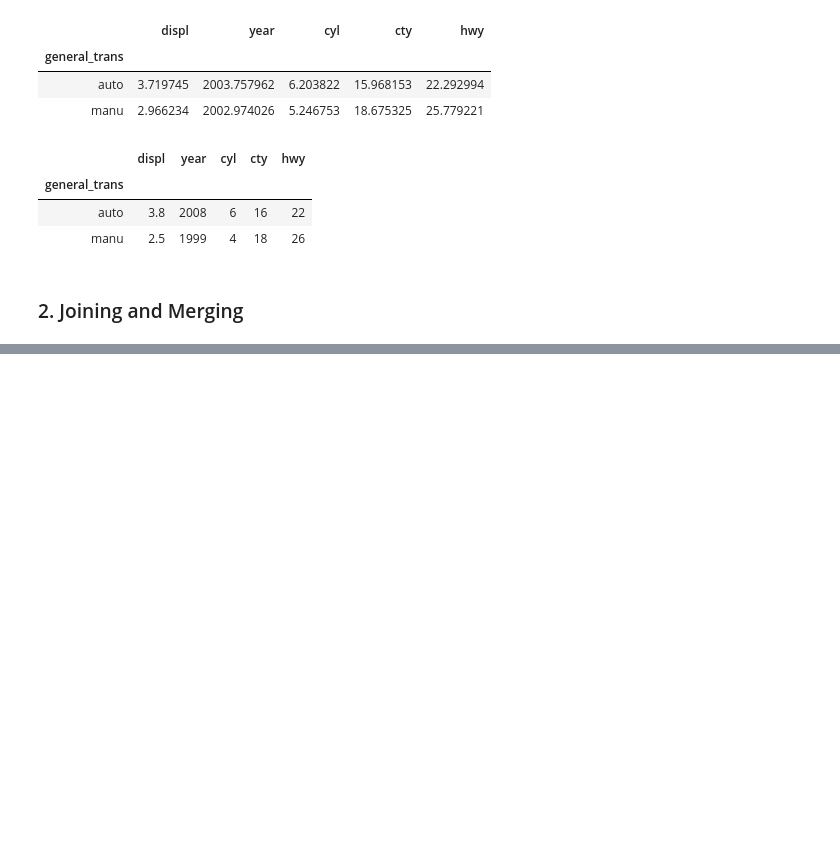
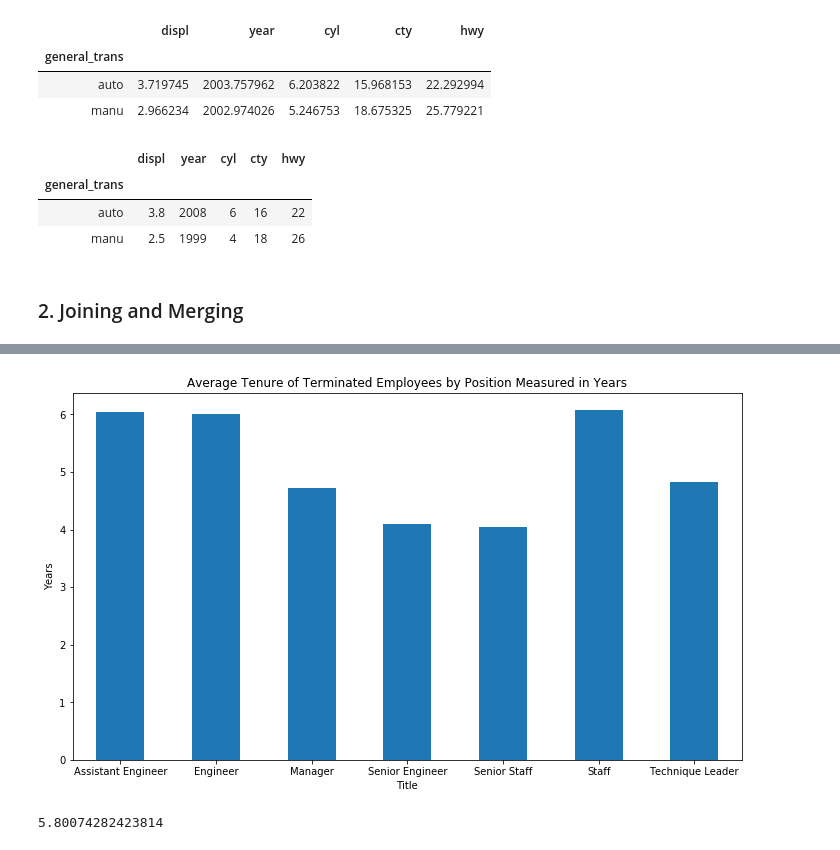
Before and after one commit to aleclhartman/python-exercises, a Jupyter notebook: 4.8.4.4_advanced_dataframes.ipynb, the cells around one changed output, grey strips where cells are left out. Drawn from its saved outputs; the diff is of its cells as text; code cells hidden in the pictures; blank space fills up the shorter version.

```diff
--- a/4.8.4.4_advanced_dataframes.ipynb
+++ b/4.8.4.4_advanced_dataframes.ipynb
@@ -96,0 +315,5 @@ mpg.groupby("general_trans").median()
+# %%
+terminated_employees = pd.read_sql("""SELECT *
+FROM titles
+WHERE to_date < CURDATE()""", employees_url)
+terminated_employees
@@ -96,0 +334,3 @@ mpg.groupby("general_trans").median()
+# %%
+years_in_position = terminated_employees["to_date"] - terminated_employees["from_date"]
+years_in_position
@@ -96,0 +350,3 @@ mpg.groupby("general_trans").median()
+# %%
+years_between_title_change = round(years_in_position.dt.days / 365.25, 2)
+years_between_title_change
@@ -96,0 +366,3 @@ mpg.groupby("general_trans").median()
+# %%
+terminated_employees["years_between_title_change"] = years_between_title_change
+terminated_employees
@@ -96,0 +383,17 @@ mpg.groupby("general_trans").median()
+# %%
+# g.Visualize how frequently employees change titles.
+y = terminated_employees.groupby("title").years_between_title_change.mean()
+
+plt.figure(figsize=(12,6.75))
+y.plot.bar()
+plt.xticks(rotation=0)
+plt.xlabel("Title")
+plt.ylabel("Years")
+plt.title("Average Tenure of Terminated Employees by Position Measured in Years")
+plt.show()
+# %% [output]
+[figure, added]
+# %%
+terminated_employees["years_between_title_change"].mean()
+# %% [output]
+5.80074282423814
```
Also changed, not shown: parts of 41 cells of this notebook, 1 other file.
